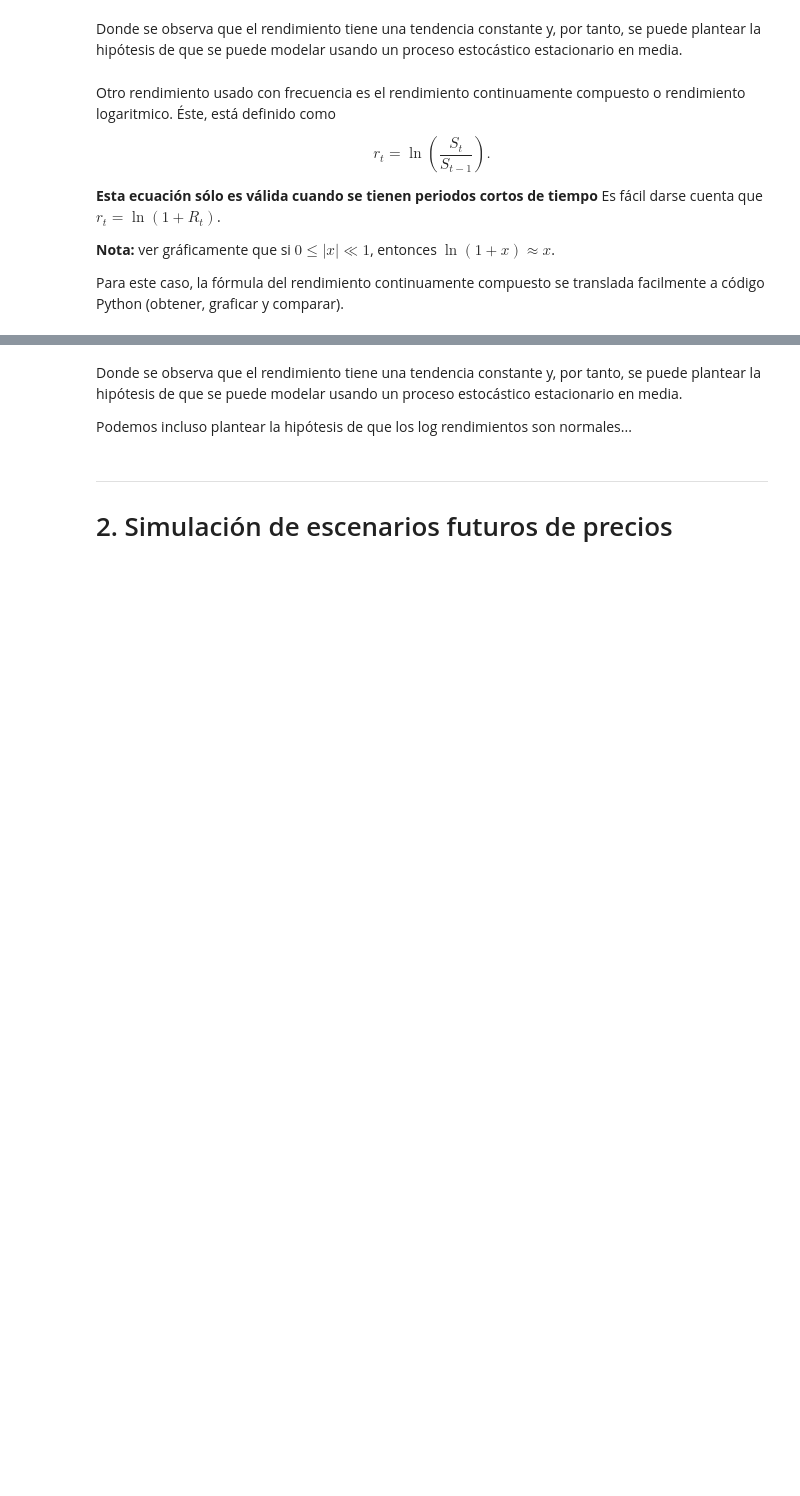
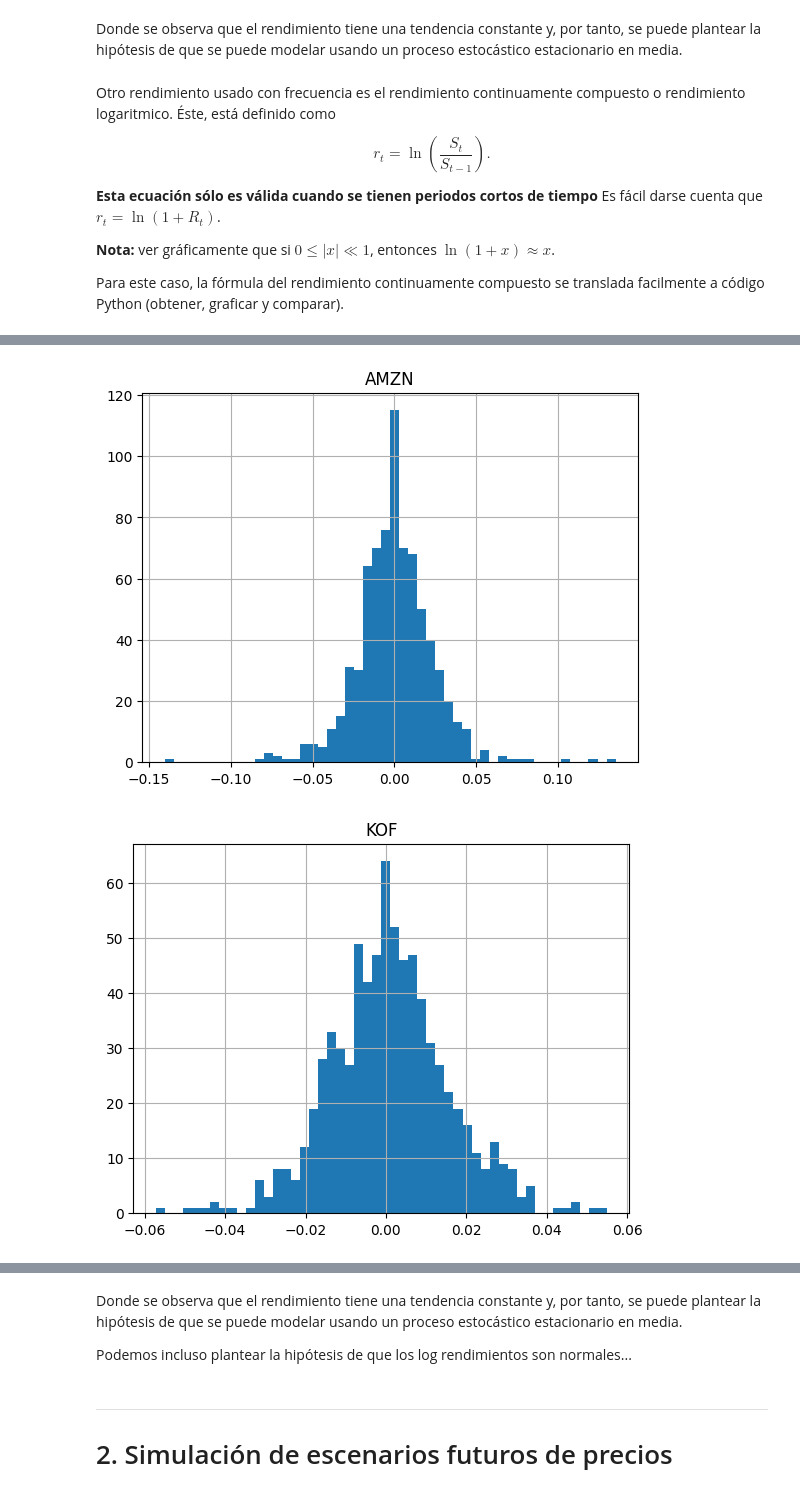
Before and after one commit to ArellanoMCarlos/SimMat_V2024, a Jupyter notebook: Montecarlo/Simulación de escenarios futuros.ipynb, the cells around one changed output, grey strips where cells are left out. Cells and saved outputs as stored; diff of their text form; code cells hidden in the pictures; blank space fills up the shorter version.

```diff
--- a/Montecarlo/Simulación de escenarios futuros.ipynb
+++ b/Montecarlo/Simulación de escenarios futuros.ipynb
@@ -375,0 +422,8 @@ Para este caso, la fórmula del rendimiento continuamente compuesto se translada
+# %%
+for m in R:
+  plt.figure()
+  R[m].hist(bins=50)
+  plt.title(m)
+# %% [output]
+[figure, added]
+[figure, added]
```
Also changed, not shown: parts of 15 cells of this notebook, 1 other file.
